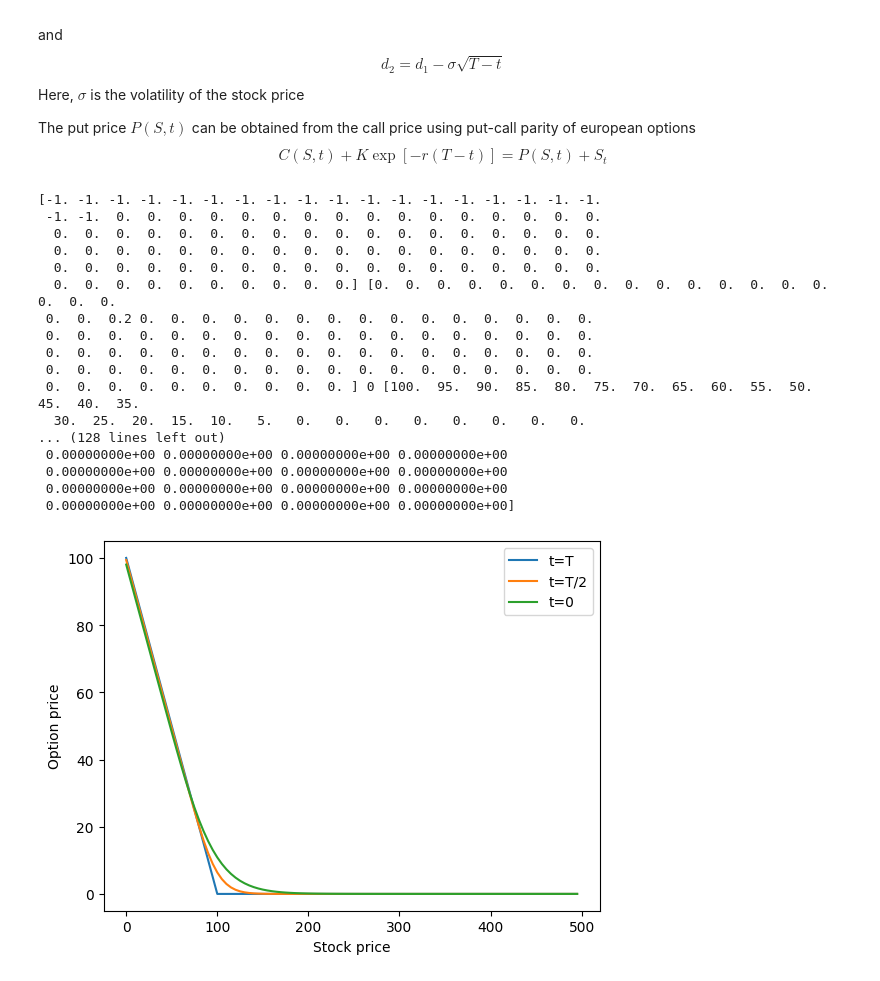
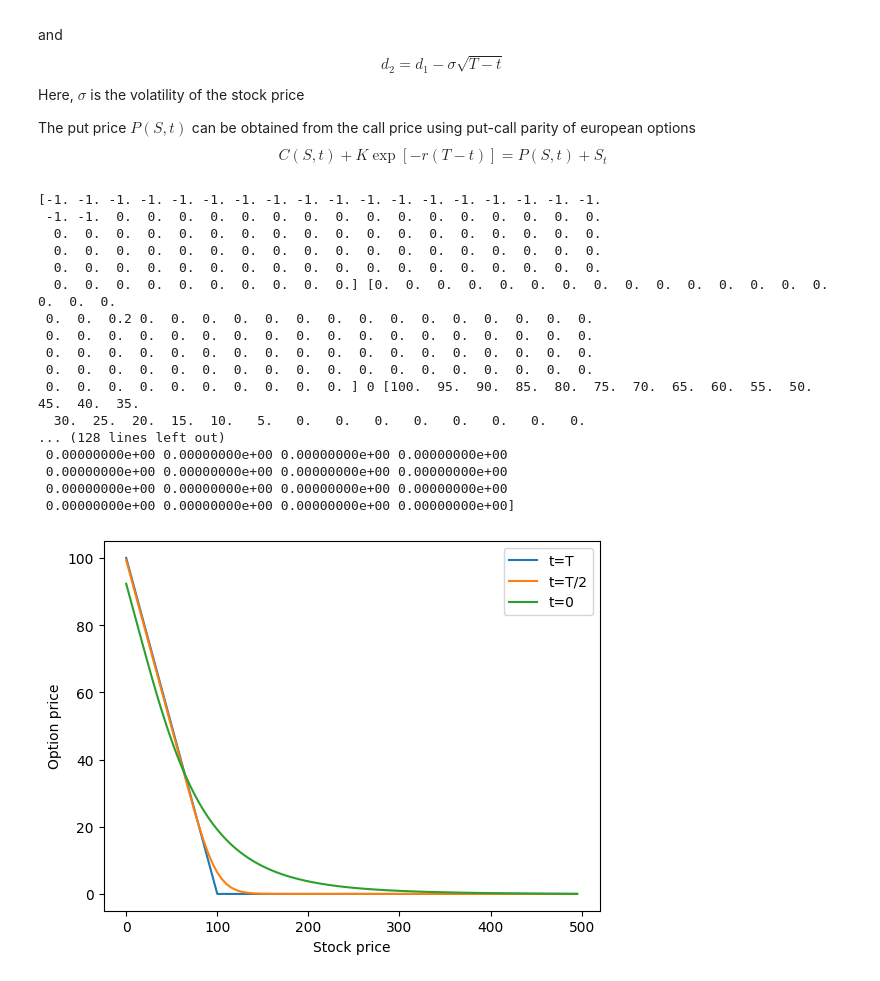
Before and after one commit to SMJose/Black-Scholes_Option_price_finite_difference, a Jupyter notebook: Black-Scholes.ipynb, the cells around one changed output. Saved outputs shown, nothing was run; the diff lists cells and outputs as text; code cells hidden in the pictures.

```diff
--- a/Black-Scholes.ipynb
+++ b/Black-Scholes.ipynb
@@ -242,37 +252,37 @@ nT = int(T/dt)
 
 Price_grid = FiniteDiff("Put",K,sigma,r,c,Smax,dS,T,dt )
 
-t1, t2, t3 = T, T/2, 3*T/4
+t1, t2, t3 = T, T/2, 0
 n1, n2, n3 = int(t1*nT/T), int(t2*nT/T), int(t3*nT/T)
 
 plt.plot(S_grid,Price_grid[n1], label="t=T")
 plt.plot(S_grid,Price_grid[n1-800], label="t=T/2")
 plt.plot(S_grid,Price_grid[n3], label="t=0")
 #plt.xlim(00,200)
 #plt.ylim(-3,20)
 plt.xlabel("Stock price")
 plt.ylabel("Option price")
 plt.legend()
 plt.show()
 # %% [output]
 [-1. -1. -1. -1. -1. -1. -1. -1. -1. -1. -1. -1. -1. -1. -1. -1. -1. -1.
  -1. -1.  0.  0.  0.  0.  0.  0.  0.  0.  0.  0.  0.  0.  0.  0.  0.  0.
   0.  0.  0.  0.  0.  0.  0.  0.  0.  0.  0.  0.  0.  0.  0.  0.  0.  0.
   0.  0.  0.  0.  0.  0.  0.  0.  0.  0.  0.  0.  0.  0.  0.  0.  0.  0.
   0.  0.  0.  0.  0.  0.  0.  0.  0.  0.  0.  0.  0.  0.  0.  0.  0.  0.
   0.  0.  0.  0.  0.  0.  0.  0.  0.  0.] [0.  0.  0.  0.  0.  0.  0.  0.  0.  0.  0.  0.  0.  0.  0.  0.  0.  0.
  0.  0.  0.2 0.  0.  0.  0.  0.  0.  0.  0.  0.  0.  0.  0.  0.  0.  0.
  0.  0.  0.  0.  0.  0.  0.  0.  0.  0.  0.  0.  0.  0.  0.  0.  0.  0.
  0.  0.  0.  0.  0.  0.  0.  0.  0.  0.  0.  0.  0.  0.  0.  0.  0.  0.
  0.  0.  0.  0.  0.  0.  0.  0.  0.  0.  0.  0.  0.  0.  0.  0.  0.  0.
  0.  0.  0.  0.  0.  0.  0.  0.  0.  0. ] 0 [100.  95.  90.  85.  80.  75.  70.  65.  60.  55.  50.  45.  40.  35.
   30.  25.  20.  15.  10.   5.   0.   0.   0.   0.   0.   0.   0.   0.
 ... (128 lines left out)
  0.00000000e+00 0.00000000e+00 0.00000000e+00 0.00000000e+00
  0.00000000e+00 0.00000000e+00 0.00000000e+00 0.00000000e+00
  0.00000000e+00 0.00000000e+00 0.00000000e+00 0.00000000e+00
  0.00000000e+00 0.00000000e+00 0.00000000e+00 0.00000000e+00]
-[figure, old version]
+[figure, new version]
 # %%
 Price_grid_exc = OptionPriceAnalytical("Put",100,sigma,r,c,S_grid,T,0)
 plt.plot(S_grid,Price_grid[n3], label="t=0")
```
Also changed, not shown: parts of 3 cells of this notebook.
